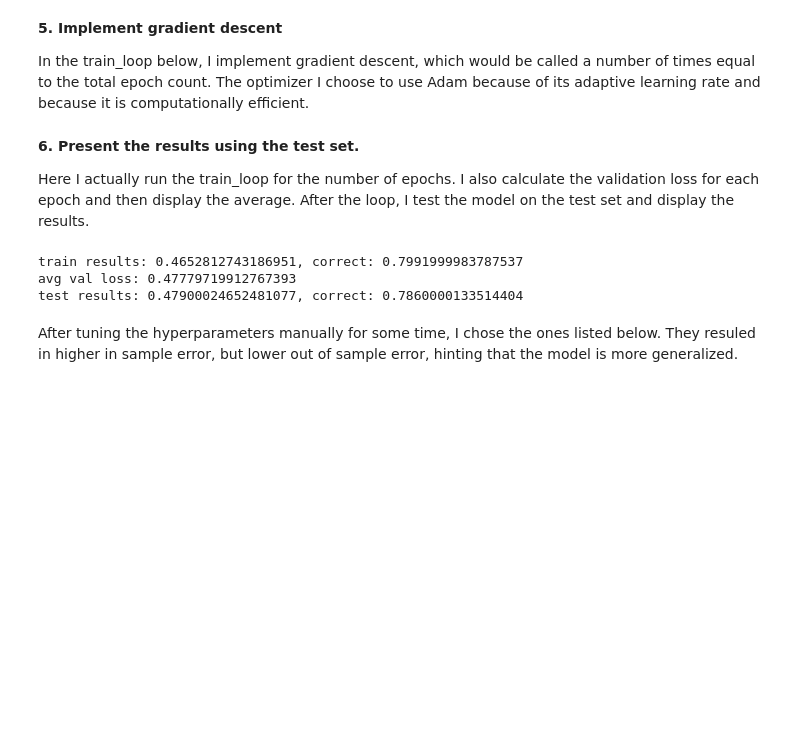
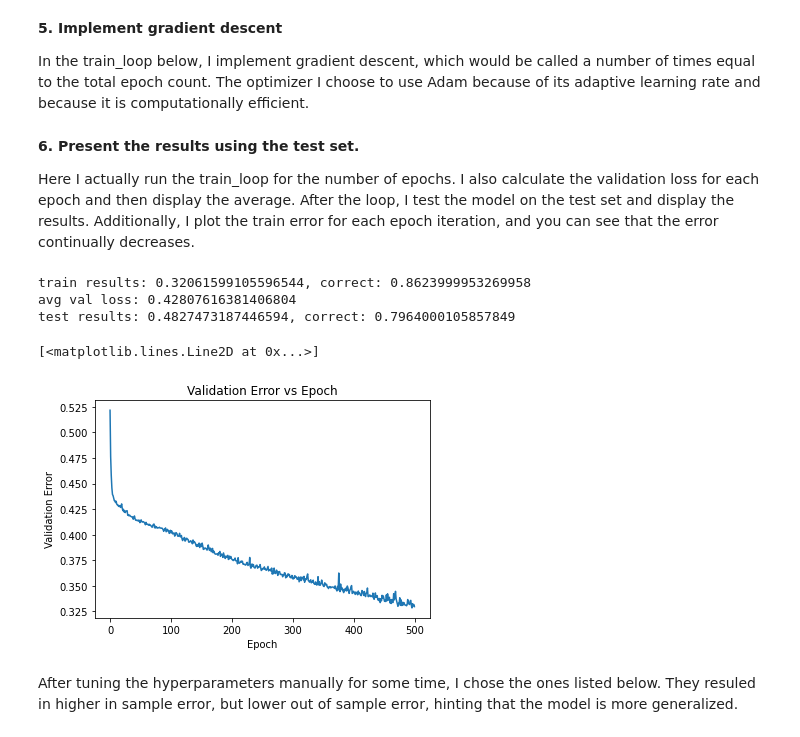
Before and after one commit to siddha20/CSCI4962, a Jupyter notebook: Homeworks/homework3/homework3.ipynb, the cells around one changed output. Saved outputs shown, nothing was run; the diff lists cells and outputs as text; code cells hidden in the pictures; blank space fills up the shorter version.

```diff
--- a/Homeworks/homework3/homework3.ipynb
+++ b/Homeworks/homework3/homework3.ipynb
@@ -227,23 +230,33 @@ def test_loop(data_loader, model, loss_fn):
 
 Here I actually run the train_loop for the number of epochs. I also calculate
 the validation loss for each epoch and then display the average. After the
-loop, I test the model on the test set and display the results.
+loop, I test the model on the test set and display the results. Additionally, I
+plot the train error for each epoch iteration, and you can see that the error
+continually decreases.
 # %%
 loss = 0
+train_losses = []
 for i in range(epochs):
-    train_loop(train_data_loader, model, loss_fn, optimizer)
+    train_loss = train_loop(train_data_loader, model, loss_fn, optimizer)
     l, _ = test_loop(val_data_loader, model, loss_fn)
+    train_losses.append(train_loss)
     loss += l
 train_loss, train_correct = test_loop(train_data_loader, model, loss_fn)
 test_loss, test_correct = test_loop(test_data_loader, model, loss_fn)
 
 print(f"train results: {train_loss}, correct: {train_correct}")
 print(f"avg val loss: {loss/epochs}")
 print(f"test results: {test_loss}, correct: {test_correct}")
+plt.title("Validation Error vs Epoch")
+plt.xlabel("Epoch")
+plt.ylabel("Validation Error")
+plt.plot(train_losses)
 # %% [output]
-train results: 0.4652812743186951, correct: 0.7991999983787537
-avg val loss: 0.47779719912767393
-test results: 0.47900024652481077, correct: 0.7860000133514404
+train results: 0.32061599105596544, correct: 0.8623999953269958
+avg val loss: 0.42807616381406804
+test results: 0.4827473187446594, correct: 0.7964000105857849
+[<matplotlib.lines.Line2D at 0x...>]
+[figure, added]
 # %% [markdown]
 After tuning the hyperparameters manually for some time, I chose the ones
 listed below. They resuled in higher in sample error, but lower out of sample
```
Also changed, not shown: parts of 5 cells of this notebook.
